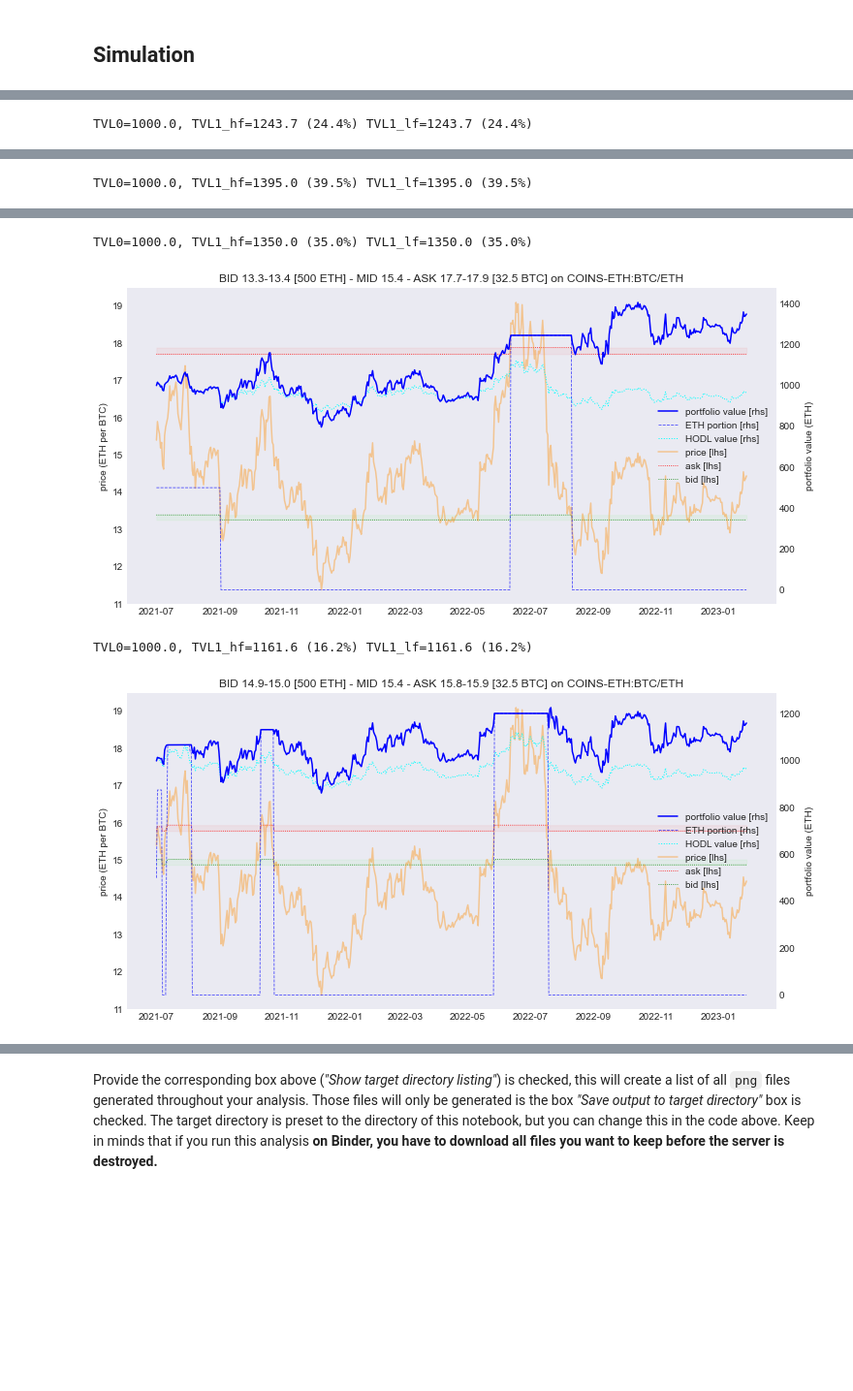
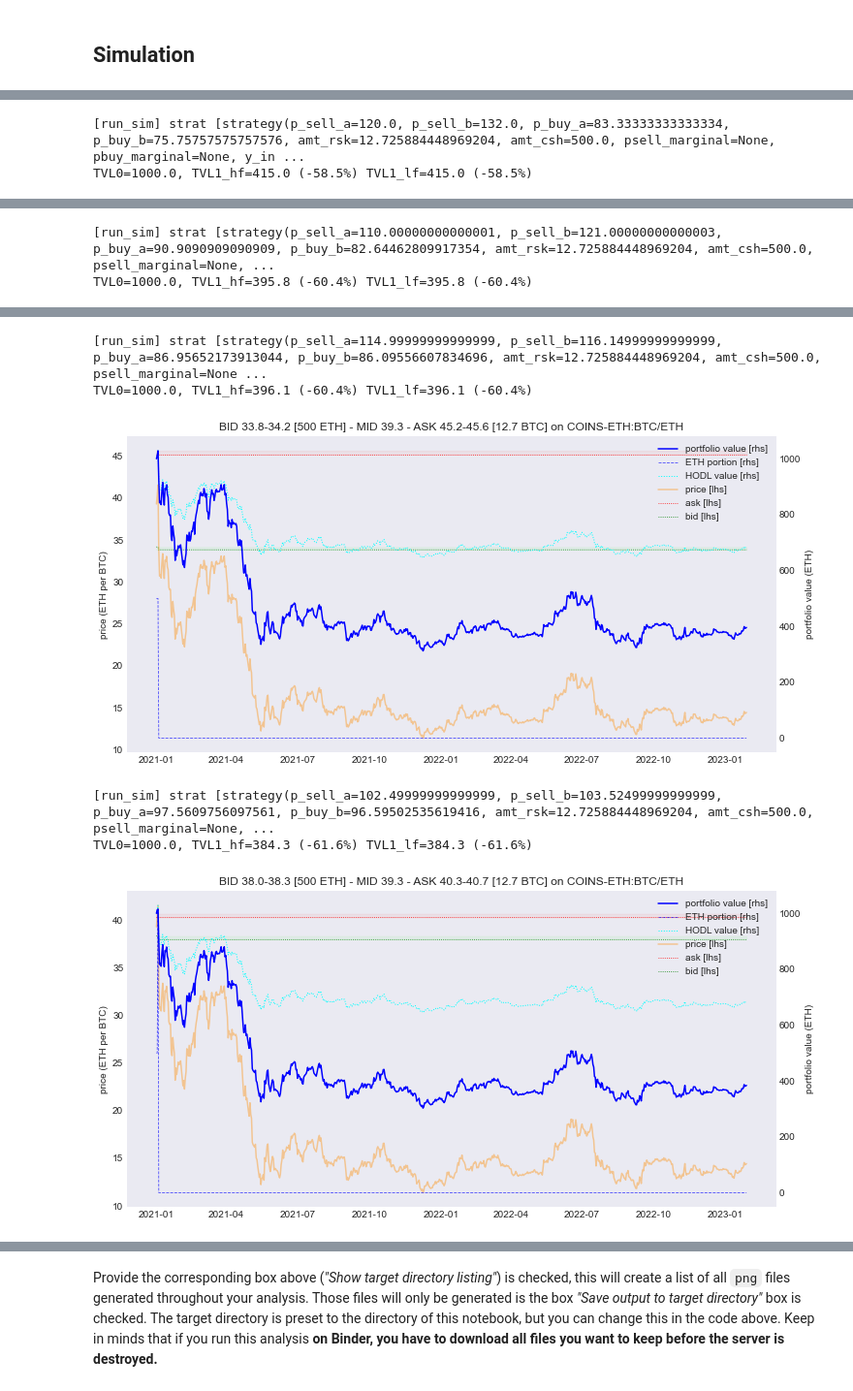
Before and after one commit to bancorprotocol/carbon-simulator-binder, a Jupyter notebook: Frozen/Demo7-4/Demo7-4.ipynb, the cells around one changed output, grey strips where cells are left out. Shown: that part at 97% size. Cells and saved outputs as stored; diff of their text form; code cells hidden in the pictures; blank space fills up the shorter version.

Commit message:
Demo7-4: working config for Uv3 range; don't change
Update Demo7-4.ipynb

```diff
--- a/Frozen/Demo7-4/Demo7-4.ipynb
+++ b/Frozen/Demo7-4/Demo7-4.ipynb
@@ -71,7 +71,7 @@ Dropdown(index=2, options=(('COINS-BTC', 'COINS-BTC'), ('COINS-CROSS', 'COINS-CR
 cols = tuple(pdcols(j(DATAPATH, f"{datafn_w.value}.pickle")))
 try:
     assert datafn_w.value == old_datafn_w_value
-    datacols_w()
+    datacols_w1()
 except:
     old_datafn_w_value = datafn_w.value
     datacols_w = DropdownManager(cols, defaultval="BTC/ETH" if datafn_w.value=="COINS-ETH" else None)
@@ -99,7 +99,7 @@ strats = {
      "mid1":       [strategy.from_mgw(m=100, g=0.2, w=0.1)],
      "mid2":       [strategy.from_mgw(m=100, g=0.3, w=0.01)],
      "narrow":     [strategy.from_mgw(m=100, g=0.05, w=0.01)],
-     #"uni v3":    [strategy.from_u3(p_lo=50, p_hi=100, start_below=True, fee_pc=0.05, tvl_csh=1000)],
+     "uni v3":     [strategy.from_u3(p_lo=10, p_hi=14, start_below=False, fee_pc=0.05, tvl_csh=1000)],
 }
 try:
     strats_w()
@@ -124,7 +124,7 @@ VBox(children=(Checkbox(value=True, description='plotPrice'), Checkbox(value=Tru
 
 this is the time period that is plotted; periods and start dates are quoted as percentage total time; the window is cut at the left, eg start=0.9 and length=0.5 shows 0.9...1.0. Before the sliders are applied, everything before `PATH_MIN_DATE` is discarded.
 # %%
-PATH_MIN_DATE = "2021-07-01"
+PATH_MIN_DATE = "2021-01-01" # 2021-01-01 for ETH/BTC and Uni v3 range
 try:
     segment_w(vertical=True)
 except:
@@ -174,9 +174,7 @@ path0, pair = pdread(DATAFN, COLNM, from_pc=STARTPC, period_pc=LENPC, min_dt=PAT
 path = PI.interpolate(path0, PIPERIOD, sigfctr=PIFACTOR, enable=pathops_w.values[1])
 strats["slider"] = [strategy.from_mgw(m=100*SV[0], g=SV[1], w=SV[2], u=SV[3])]
 for ix, stratid in enumerate(strats_w.checked):
-    strat = strats[stratid]
-    for strati in strat:
-        strati.set_tvl(spot=path0[0], cashpc=stratall_w.values[0], tvl=TVL)
+    strat = [s.set_tvl(spot=path0[0], cashpc=stratall_w.values[0], tvl=TVL) for s in strats[stratid]]
     simresults  = run_sim(strat, path, shift=stratall_w.values[1])
     simresults0 = run_sim(strat, path0, shift=stratall_w.values[1]) if not path is path0 else simresults
     v0, v1, v1a = simresults.value_r[0], simresults.value_r[-1], simresults0.value_r[-1]
@@ -194 +194,2 @@ TVL0=1000.0, TVL1_hf=1205.3 (20.5%) TVL1_lf=1205.3 (20.5%)
-TVL0=1000.0, TVL1_hf=1243.7 (24.4%) TVL1_lf=1243.7 (24.4%)
+[run_sim] strat [strategy(p_sell_a=120.0, p_sell_b=132.0, p_buy_a=83.33333333333334, p_buy_b=75.75757575757576, amt_rsk=12.725884448969204, amt_csh=500.0, psell_marginal=None, pbuy_marginal=None, y_in ...
+TVL0=1000.0, TVL1_hf=415.0 (-58.5%) TVL1_lf=415.0 (-58.5%)
@@ -196 +197,2 @@ TVL0=1000.0, TVL1_hf=1243.7 (24.4%) TVL1_lf=1243.7 (24.4%)
-TVL0=1000.0, TVL1_hf=1395.0 (39.5%) TVL1_lf=1395.0 (39.5%)
+[run_sim] strat [strategy(p_sell_a=110.00000000000001, p_sell_b=121.00000000000003, p_buy_a=90.9090909090909, p_buy_b=82.64462809917354, amt_rsk=12.725884448969204, amt_csh=500.0, psell_marginal=None, ...
+TVL0=1000.0, TVL1_hf=395.8 (-60.4%) TVL1_lf=395.8 (-60.4%)
@@ -198,4 +200,6 @@ TVL0=1000.0, TVL1_hf=1395.0 (39.5%) TVL1_lf=1395.0 (39.5%)
-TVL0=1000.0, TVL1_hf=1350.0 (35.0%) TVL1_lf=1350.0 (35.0%)
+[run_sim] strat [strategy(p_sell_a=114.99999999999999, p_sell_b=116.14999999999999, p_buy_a=86.95652173913044, p_buy_b=86.09556607834696, amt_rsk=12.725884448969204, amt_csh=500.0, psell_marginal=None ...
+TVL0=1000.0, TVL1_hf=396.1 (-60.4%) TVL1_lf=396.1 (-60.4%)
-[figure, old version]
+[figure, new version]
-TVL0=1000.0, TVL1_hf=1161.6 (16.2%) TVL1_lf=1161.6 (16.2%)
+[run_sim] strat [strategy(p_sell_a=102.49999999999999, p_sell_b=103.52499999999999, p_buy_a=97.5609756097561, p_buy_b=96.59502535619416, amt_rsk=12.725884448969204, amt_csh=500.0, psell_marginal=None, ...
+TVL0=1000.0, TVL1_hf=384.3 (-61.6%) TVL1_lf=384.3 (-61.6%)
-[figure, old version]
+[figure, new version]
```
Also changed, not shown: parts of 2 cells of this notebook.
